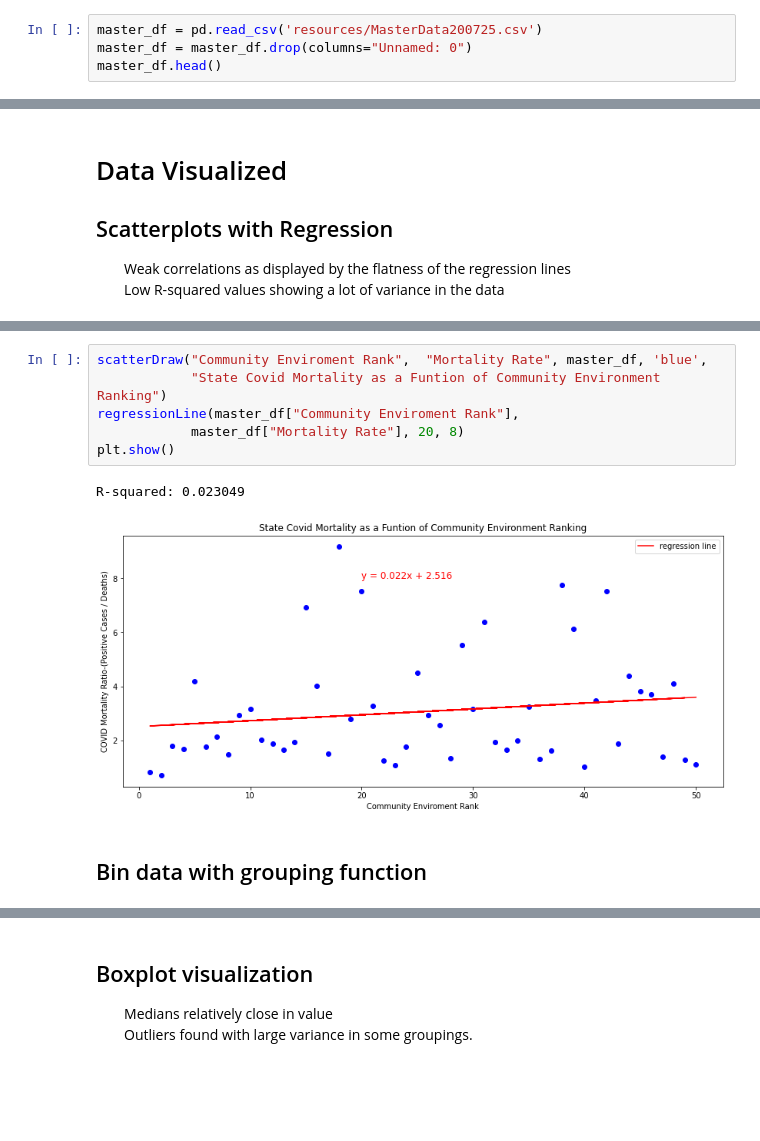
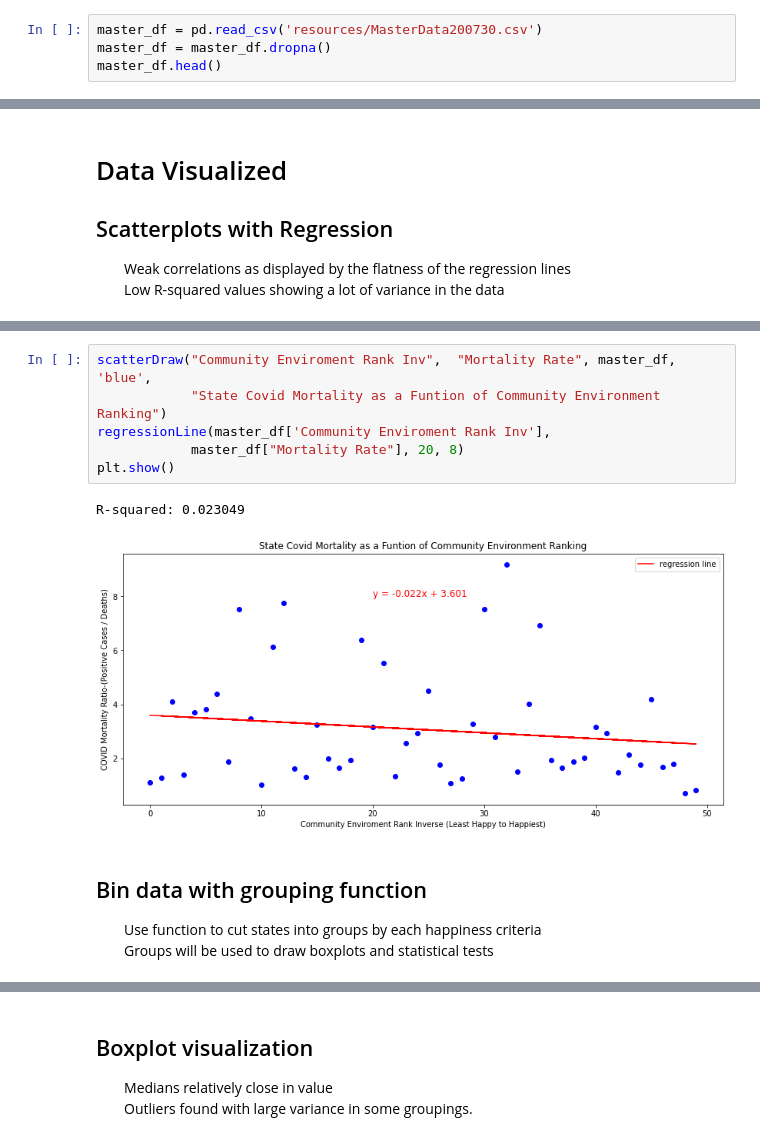
Before and after one commit to arerickson28/happiness_during_corona, a Jupyter notebook: Main.ipynb, the cells around one changed output, grey strips where cells are left out. Saved outputs shown, nothing was run; the diff lists cells and outputs as text; blank space fills up the shorter version.

```diff
--- a/Main.ipynb
+++ b/Main.ipynb
@@ -12,8 +12,8 @@ from functions import regressionLine, scatterDraw, stateGrouper, boxDraw, runAno
 # %% [markdown]
 ## After having merged and cleaned our data, we read our saved csv into a dataframe
 # %%
-master_df = pd.read_csv('resources/MasterData200725.csv')
-master_df = master_df.drop(columns="Unnamed: 0")
+master_df = pd.read_csv('resources/MasterData200730.csv')
+master_df = master_df.dropna()
 master_df.head()
 # %% [output]
 |  | State | Abv | Date | Tested | Positive | Deaths | Mortality Rate | Happiness Rank | totalScore | ... |
@@ -50,14 +50,18 @@ R-squared: 0.049195
 # %%
-scatterDraw("Community Enviroment Rank",  "Mortality Rate", master_df, 'blue',
+scatterDraw("Community Enviroment Rank Inv",  "Mortality Rate", master_df, 'blue',
             "State Covid Mortality as a Funtion of Community Environment Ranking")
-regressionLine(master_df["Community Enviroment Rank"],
+regressionLine(master_df['Community Enviroment Rank Inv'],
             master_df["Mortality Rate"], 20, 8)
 plt.show()
 # %% [output]
 R-squared: 0.023049
-[figure, old version]
+[figure, new version]
-# %% [markdown]
-## Bin data with grouping function
+# %% [markdown]
+## Bin data with grouping function
+<ul>
+    Use function to cut states into groups by each happiness criteria<br>
+    Groups will be used to draw boxplots and statistical tests
+</ul>
 # %%
 #Function will sort and split into groups based on field passed to the function
 #Also, this is flexible to change the number of state groups by changing the bin_number variable
```
Also changed, not shown: parts of 8 cells of this notebook, 1 other file.
